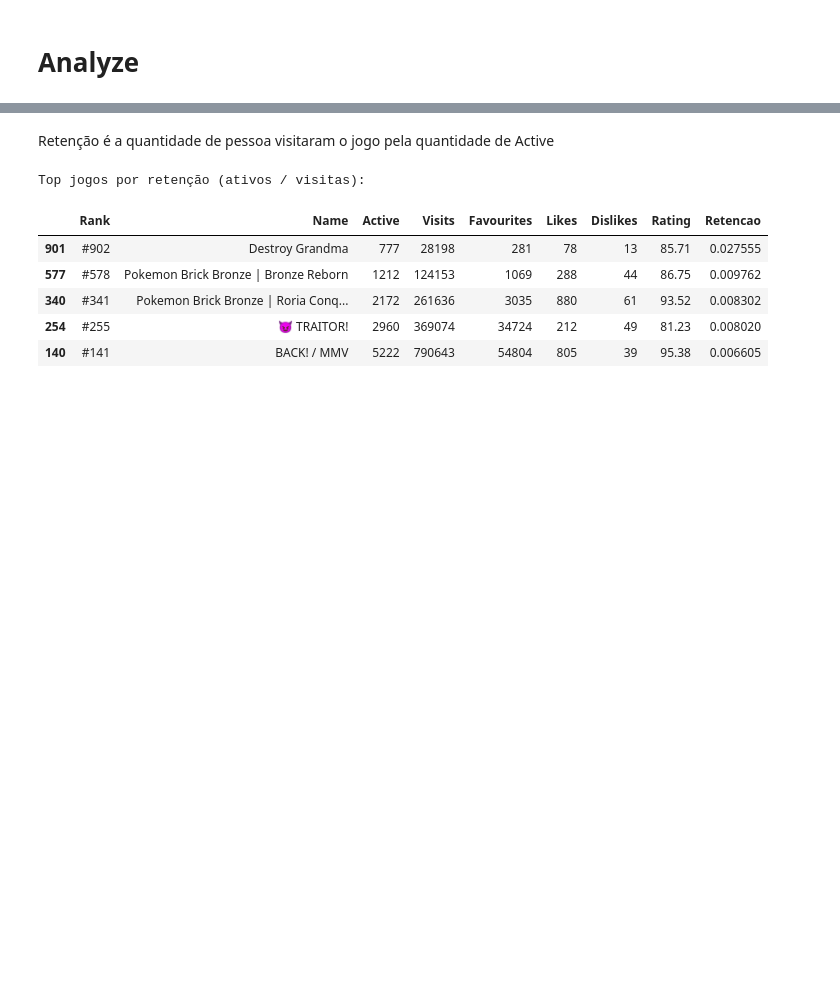
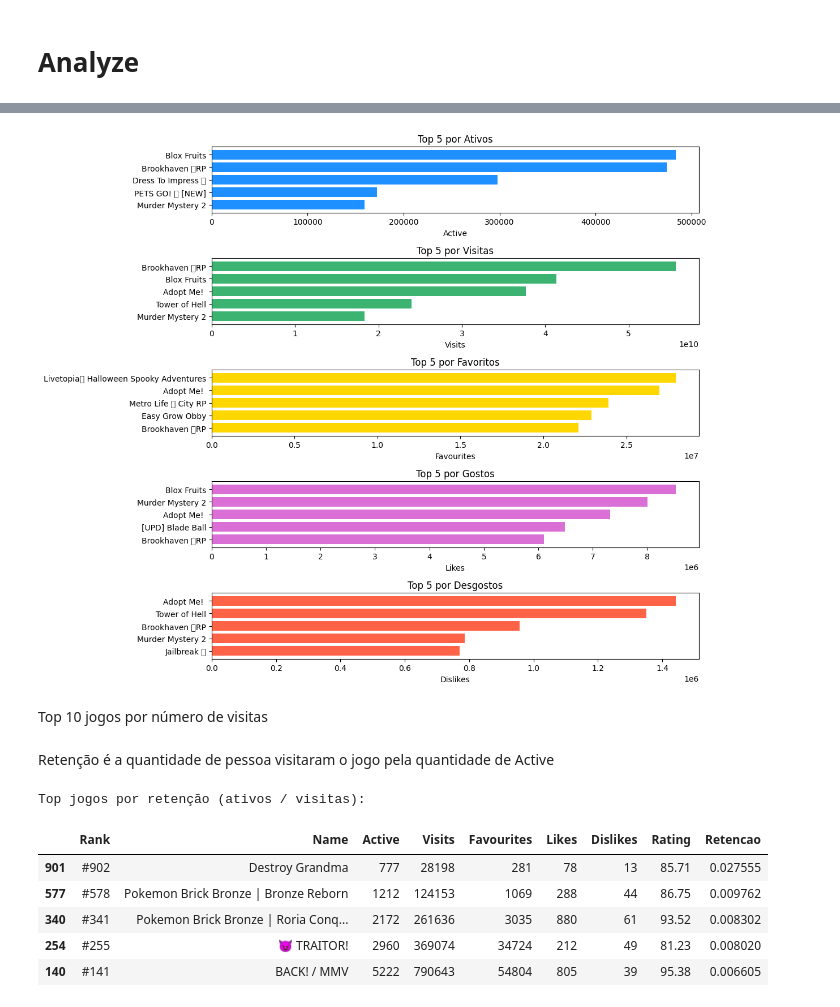
Before and after one commit to brieueu/Roblox_data, a Jupyter notebook: Roblox.ipynb, the cells around one changed output, grey strips where cells are left out. Drawn from its saved outputs; the diff is of its cells as text; code cells hidden in the pictures; blank space fills up the shorter version.

```diff
--- a/Roblox.ipynb
+++ b/Roblox.ipynb
@@ -168,3 +114,33 @@ Top por classificação (Likes / Dislikes):
+# %%
+import seaborn as sns
+import matplotlib.pyplot as plt
+
+# Lista de tuplas: (título, DataFrame, coluna de interesse, cor)
+top_listas = [
+    ("Ativos", Top_ativos, "Active", "dodgerblue"),
+    ("Visitas", Top_visitas, "Visits", "mediumseagreen"),
+    ("Favoritos", Top_favoritos, "Favourites", "gold"),
+    ("Gostos", Top_gostos, "Likes", "orchid"),
+    ("Desgostos", Top_desgostos, "Dislikes", "tomato"),
+]
+
+plt.figure(figsize=(12, 10))  # largura x altura
+
+# Loop para gerar os gráficos um embaixo do outro
+for i, (titulo, df_top, coluna, cor) in enumerate(top_listas, 1):
+    plt.subplot(len(top_listas), 1, i)  # nrows, ncols, index
+    top5 = df_top.head(5)
+    plt.barh(top5["Name"], top5[coluna], color=cor)
+    plt.xlabel(coluna)
+    plt.title(f"Top 5 por {titulo}")
+    plt.gca().invert_yaxis()
+
+plt.tight_layout()
+plt.show()
+# %% [output]
+[figure, added]
+# %% [markdown]
+Top 10 jogos por número de visitas
 # %% [markdown]
 Retenção é a quantidade de pessoa visitaram o jogo pela quantidade de Active
 # %%
```
Also changed, not shown: parts of 3 cells of this notebook.
